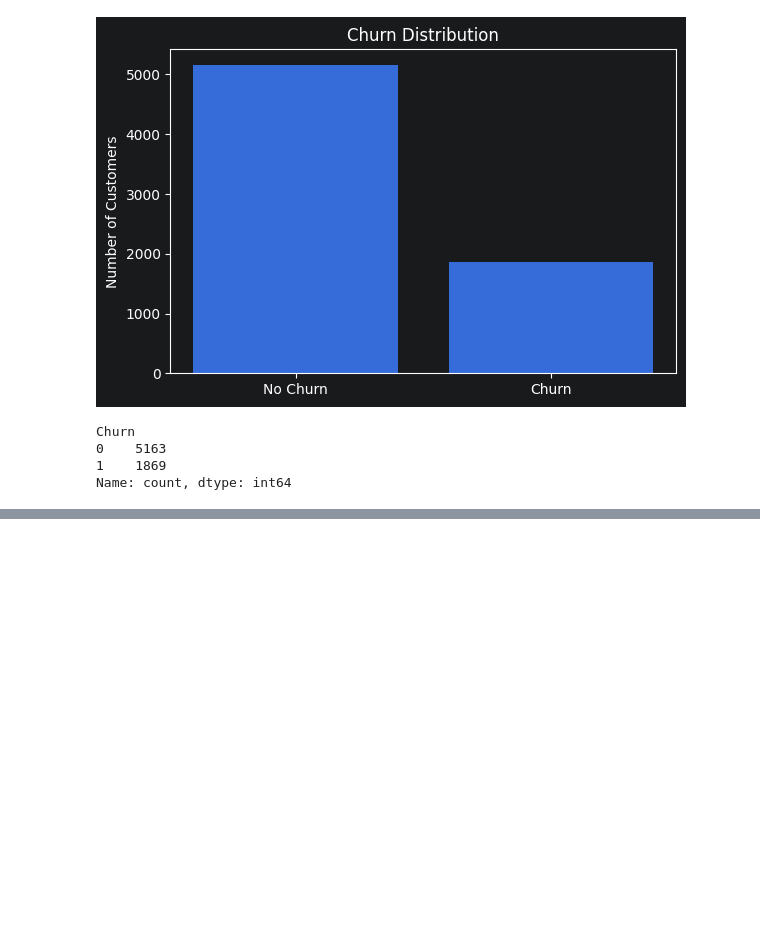
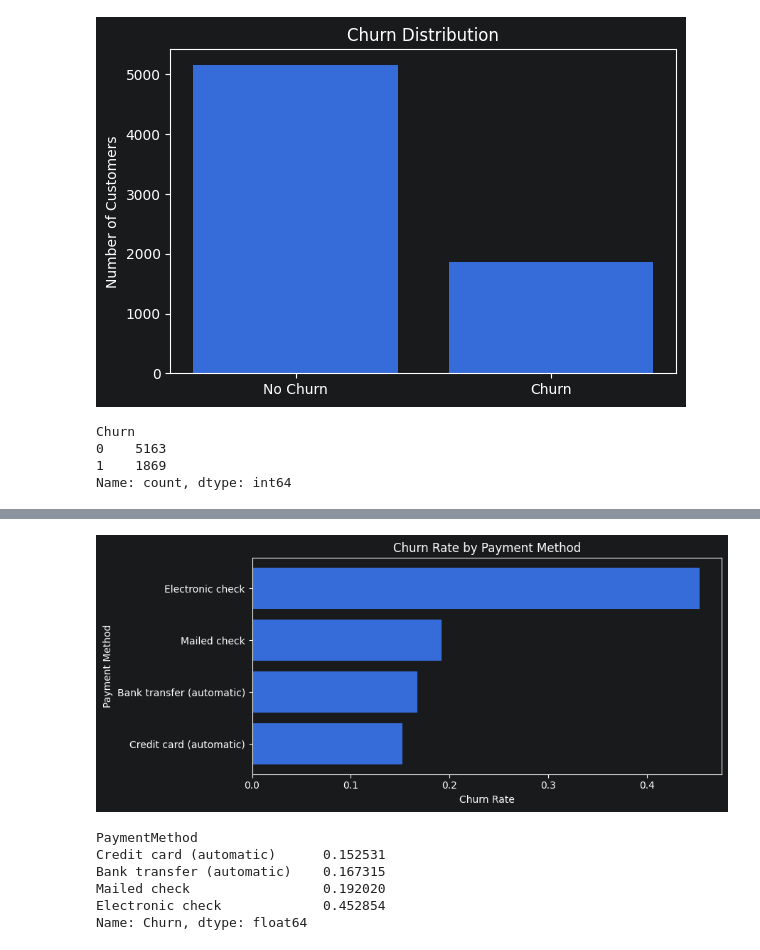
Before and after one commit to yuceltan/Telco-Customer-Churn, a Jupyter notebook: telcoNotebook.ipynb, the cells around one changed output, grey strips where cells are left out. Saved outputs shown, nothing was run; the diff lists cells and outputs as text; code cells hidden in the pictures; blank space fills up the shorter version.

```diff
--- a/telcoNotebook.ipynb
+++ b/telcoNotebook.ipynb
@@ -209,0 +234,20 @@ Name: count, dtype: int64
+# %%
+payment_churn = df_clean.groupby("PaymentMethod")["Churn"].mean().sort_values()
+
+plt.figure(figsize=(9, 4))
+plt.barh(payment_churn.index, payment_churn.values)
+plt.title("Churn Rate by Payment Method")
+plt.xlabel("Churn Rate")
+plt.ylabel("Payment Method")
+plt.tight_layout()
+plt.show()
+
+payment_churn
+# %% [output]
+[figure, added]
+PaymentMethod
+Credit card (automatic)      0.152531
+Bank transfer (automatic)    0.167315
+Mailed check                 0.192020
+Electronic check             0.452854
+Name: Churn, dtype: float64
```
Also changed, not shown: parts of 16 cells of this notebook.
